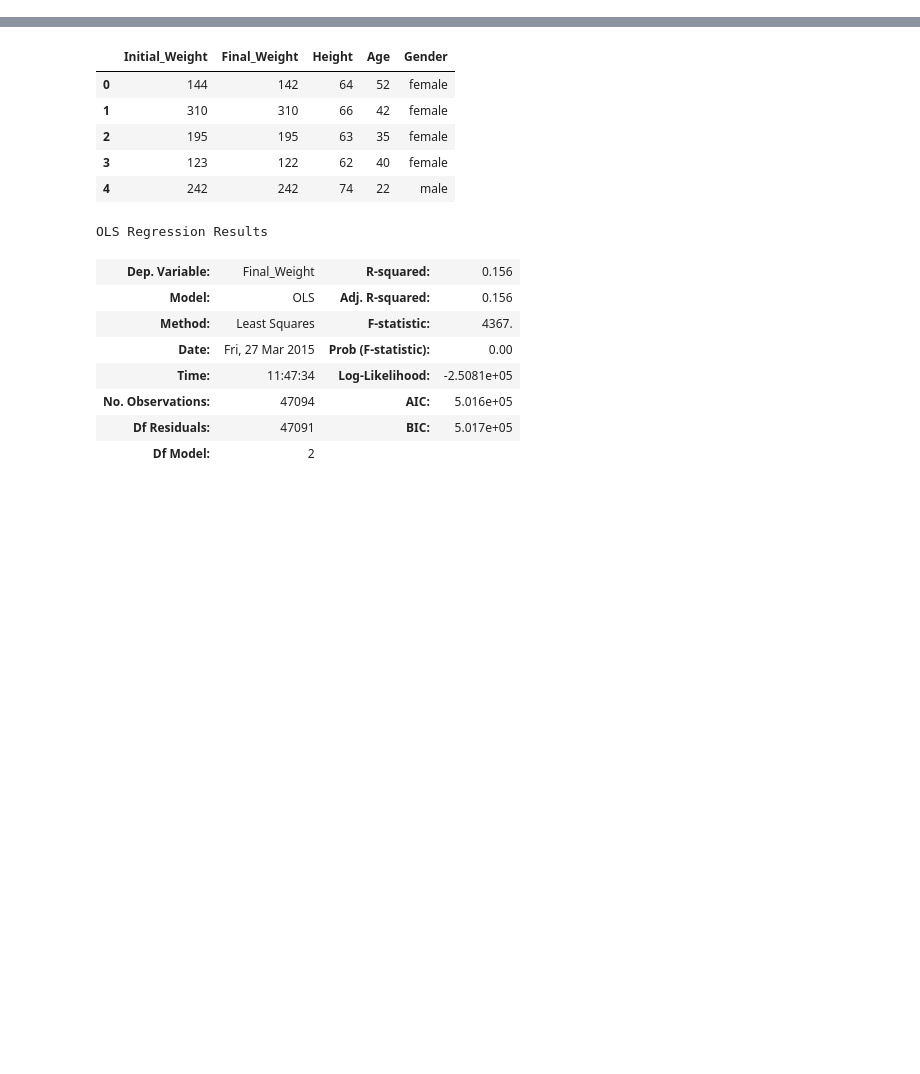
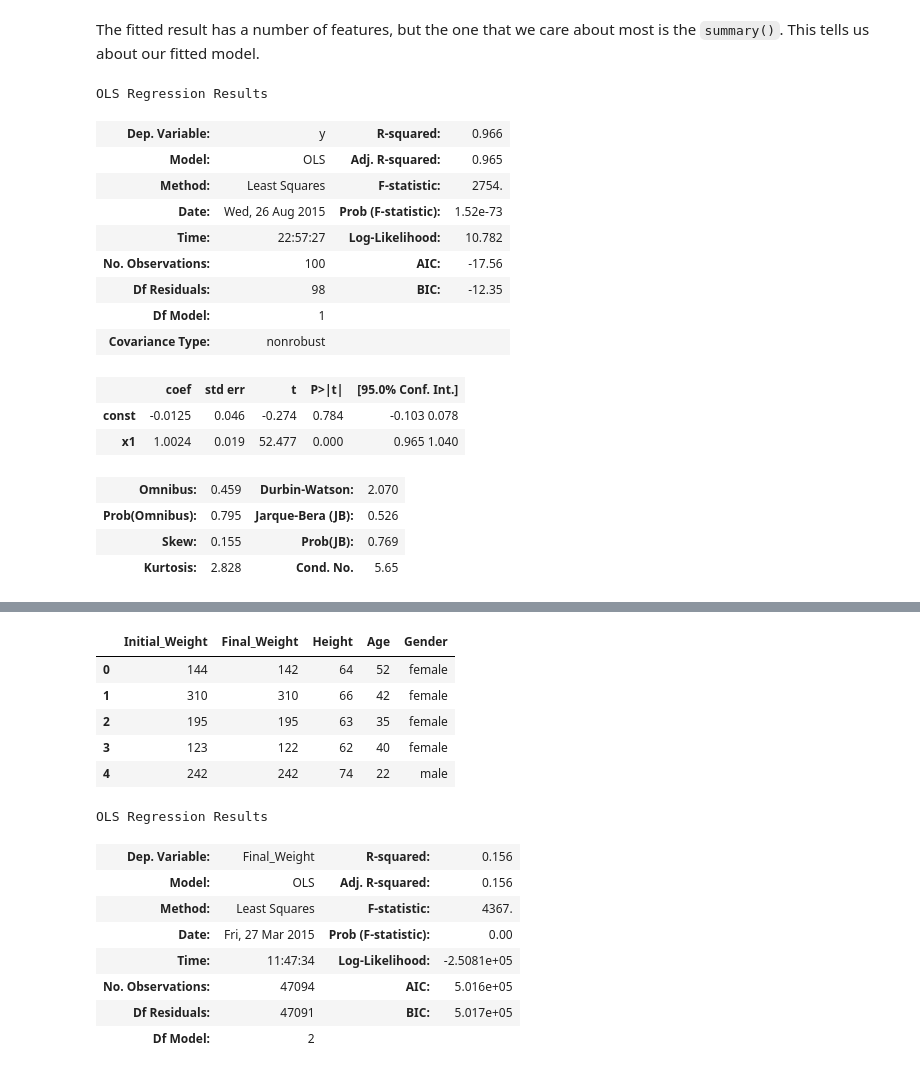
Before and after one commit to amarallab/Introduction-to-Python-Programming-and-Data-Science, a Jupyter notebook: Special-Topics/Statsmodels.ipynb, the cells around one changed output, grey strips where cells are left out. Drawn from its saved outputs; the diff is of its cells as text; code cells hidden in the pictures; blank space fills up the shorter version.

```diff
--- a/Special-Topics/Statsmodels.ipynb
+++ b/Special-Topics/Statsmodels.ipynb
@@ -0,0 +38,28 @@
+# %%
+import statsmodels.api as sm
+
+X = sm.add_constant(high_school_gpas)
+#We put in our y-variable and then our x-variable
+result = sm.OLS(college_gpas, X).fit()
+# %% [markdown]
+The fitted result has a number of features, but the one that we care about most is the `summary()`. This tells us about our fitted model.
+# %%
+result.summary()
+# %% [output]
+OLS Regression Results
+| Dep. Variable: | y | R-squared: | 0.966 |
+| Model: | OLS | Adj. R-squared: | 0.965 |
+| Method: | Least Squares | F-statistic: | 2754. |
+| Date: | Wed, 26 Aug 2015 | Prob (F-statistic): | 1.52e-73 |
+| Time: | 22:57:27 | Log-Likelihood: | 10.782 |
+| No. Observations: | 100 | AIC: | -17.56 |
+| Df Residuals: | 98 | BIC: | -12.35 |
+| Df Model: | 1 |  |  |
+| Covariance Type: | nonrobust |  |  |
+|  | coef | std err | t | P>|t| | [95.0% Conf. Int.] |
+| const | -0.0125 | 0.046 | -0.274 | 0.784 | -0.103 0.078 |
+| x1 | 1.0024 | 0.019 | 52.477 | 0.000 | 0.965 1.040 |
+| Omnibus: | 0.459 | Durbin-Watson: | 2.070 |
+| Prob(Omnibus): | 0.795 | Jarque-Bera (JB): | 0.526 |
+| Skew: | 0.155 | Prob(JB): | 0.769 |
+| Kurtosis: | 2.828 | Cond. No. | 5.65 |
```
Also changed, not shown: parts of 14 cells of this notebook, 2 other files.
